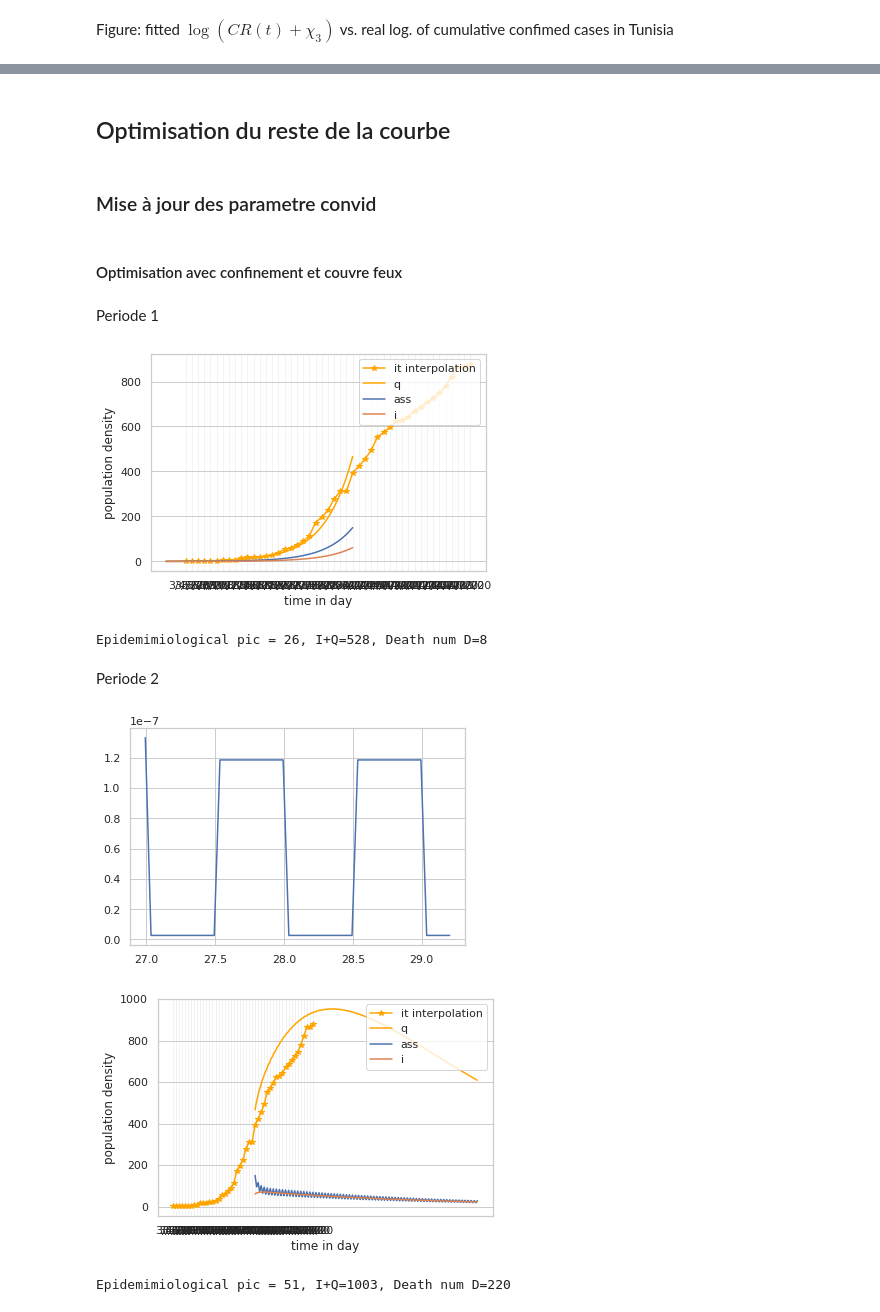
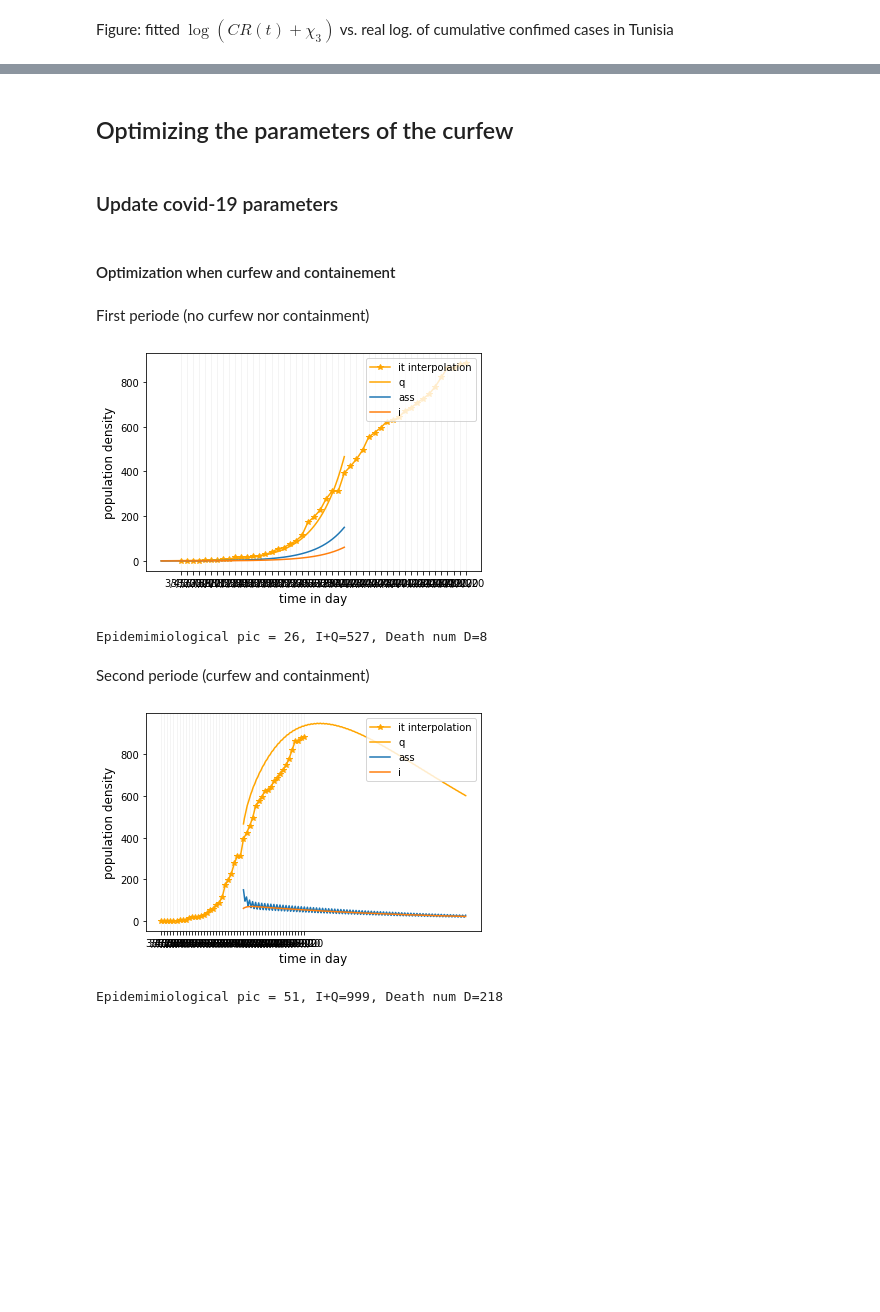
Before and after one commit to MayaraLatrech/covid19_sasymodel, a Jupyter notebook: optimisation.ipynb, the cells around one changed output, grey strips where cells are left out. Saved outputs shown, nothing was run; the diff lists cells and outputs as text; code cells hidden in the pictures; blank space fills up the shorter version.

```diff
--- a/optimisation.ipynb
+++ b/optimisation.ipynb
@@ -153,44 +146,33 @@ Donnée du covid 19
 # %%
-q=1/10# 0.1792 # 5-15 days
+q=1/10 # 5-15 days
 deathRate=1/25 # 25 day
 ratioMu_gama=np.nanmean(ddata.deaths[18:]/ddata.recovered[18:])
 
 p= ratioMu_gama*q/(deathRate+ratioMu_gama*q)
 gama=(1-p)*q
-mu1=p*deathRate #ratioMu_gama*gama
+mu1=p*deathRate
 gama1=gama+mu1
 
 p=0.1
 mu=p*mu1
 gama=(1-p)*mu1+gama
 
-#mu=0.006800677358302621
-#gama=0.042194242454427724
-alpha1=3.529955342465704e-08
 
 beta=Parameter('beta', value=1/6, min=0,max=1)
 tau1=Parameter('tau1', value=0.4, min=0,max=1)
 tau2=Parameter('tau2', value=0.778, min=0,max=1)
 mu=Parameter('mu', value=mu,  min=0,max=1)
 gama=Parameter('gama', value=gama,  min=0,max=1)
-alpha1=Parameter('alpha1', value=alpha1,  min=0,max=1)
+alpha1=Parameter('alpha1', value=0.5,  min=0,max=1)
 f=Parameter('f', value=3, min=0)
 #Parametres liées au confinement
 start_conf=Parameter('start_conf', value=np.infty)
 efficacite_Conf=Parameter('efficacite_Conf', value= 0.04, min=0,max=1)
 confinement_hour=Parameter('confinement_hour',value=12, min=1,max=24)
 
-#start_conf.value=26#28.7
-
-
 covidParams = Parameters()
 covidParams.add_many(beta,tau1,tau2,mu,gama, alpha1,f,start_conf,efficacite_Conf,confinement_hour)
-
 
 corona=cv.SAsIQR(beta=covidParams['beta'].value,tau1=covidParams['tau1'].value,tau2=covidParams['tau2'].value,gama=covidParams['gama'].value,
             mu=covidParams['mu'].value,alpha1=covidParams['alpha1'].value,f=covidParams['f'].value,start_conf=covidParams['start_conf'].value,
              efficacite_Conf=covidParams['efficacite_Conf'].value ,confinement_hour=covidParams['confinement_hour'].value)
-
-
-
-y0,t0,res=corona.calc_params(ddata)
@@ -542,7 +448,7 @@ t0
-# %% [markdown]
-## Optimisation du reste de la courbe
-# %% [markdown]
-### Mise à jour des parametre convid
+# %% [markdown]
+## Optimizing the parameters of the curfew
+# %% [markdown]
+### Update covid-19 parameters
 # %%
 covidParams['tau1'].value=0.778
 covidParams['tau2'].value=0.14
@@ -556,66 +462,47 @@ corona1=cv.SAsIQR(beta=covidParams['beta'].value,tau1=covidParams['tau1'].value,
 
 
 y0,t0,res=corona1.calc_params(ddata)
-# %% [markdown]
-#### Optimisation avec confinement et couvre feux
-# %% [markdown]
-Periode 1
+# %% [markdown]
+#### Optimization when curfew and containement
+# %% [markdown]
+First periode (no curfew nor containment)
 # %%
 timeSet1=np.arange(t0,start_conf.value,dt)
 
-
-#plt.plot(aa, np.vectorize(corona.f2)(1,1,1,aa))
 time1 , res1=corona1.calSol(timeSet1,y0)
 corona1.plotSAsQI(ddata,timeSet1)
 
-
+# evaluate the death number
 dd=int(np.max(corona1.d))*np.ones(4)
 # %% [output]
-[figure, old version]
+[figure, new version]
-Epidemimiological pic = 26, I+Q=528, Death num D=8
+Epidemimiological pic = 26, I+Q=527, Death num D=8
-# %% [markdown]
-Periode 2
+# %% [markdown]
+Second periode (curfew and containment)
 # %%
 tmaxPerd2=100
 timeSet2=np.arange(np.max(timeSet1),tmaxPerd2,dt)
 
-
-
-#start_conf=np.infty
-#              efficacite_Conf=efficacite_Conf)
-
-
-
-ass0=corona1.ass[-1]#/ddata.popNumber#1/100
+ass0=corona1.ass[-1]
 i0= corona1.i[-1]
 q0=corona1.q[-1]
 d0=corona1.d[-1]
 r0=corona1.r[-1]
 s0=ddata.population-(ass0+i0+q0+d0+r0)#1.-(ass0+i0+q0+d0+r0) #if s<0.2 else 0
 
-#################
-#param=(beta,tau1,tau2)
 y0=[s0,ass0,i0,q0,d0,r0]
-
-
-
-
 
 corona2=cv.SAsIQR(beta=covidParams['beta'].value,tau1=covidParams['tau1'].value,tau2=covidParams['tau2'].value,gama=covidParams['gama'].value,
             mu=covidParams['mu'].value,alpha1=covidParams['alpha1'].value,f=covidParams['f'].value,start_conf=covidParams['start_conf'].value,
              efficacite_Conf=covidParams['efficacite_Conf'].value ,confinement_hour=covidParams['confinement_hour'].value)
 
+corona2.calc_params(ddata)
 
+time2 , res2=corona2.calSol(timeSet2,y0)
 
-yy0,t0,res=corona2.calc_params(ddata)
-
-plt.plot(timeSet2[:54], np.vectorize(corona2.f2)(1,1,1,timeSet2[:54]))
-
-time3_1 , res3_1=corona2.calSol(timeSet2,y0)
-
-corona2.plotSAsQI(ddata,time3_1)
+corona2.plotSAsQI(ddata,time2)
+# incremental the number of death
 dd[0]+=int(max(corona2.d))
 # %% [output]
-[figure, old version]
+[figure, new version]
-[figure, removed]
-Epidemimiological pic = 51, I+Q=1003, Death num D=220
+Epidemimiological pic = 51, I+Q=999, Death num D=218
```
Also changed, not shown: parts of 40 cells of this notebook, 1 other file.
